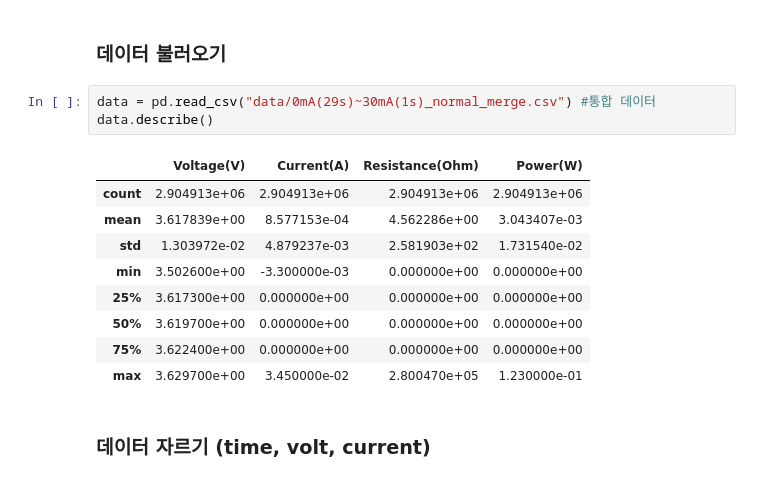
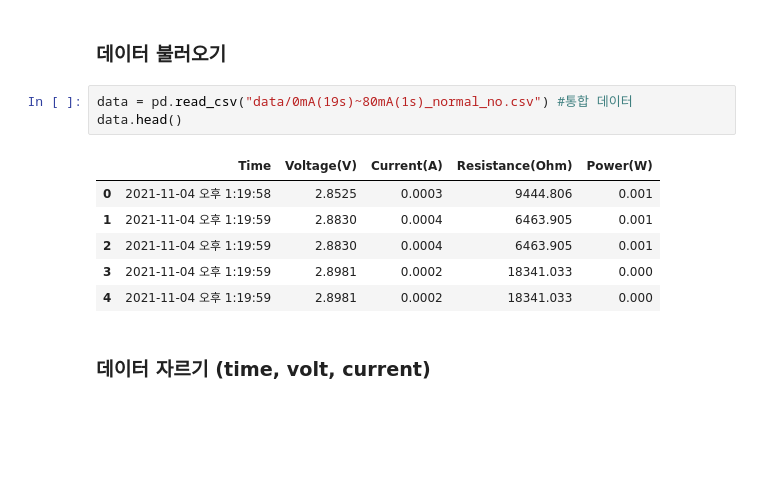
Before and after one commit to minD9it/Battery, a Jupyter notebook: DataAnalysis_NORMAL.ipynb, the cells around one changed output. Drawn from its saved outputs; the diff is of its cells as text; blank space fills up the shorter version.

```diff
--- a/DataAnalysis_NORMAL.ipynb
+++ b/DataAnalysis_NORMAL.ipynb
@@ -10,18 +10,15 @@ from tqdm import tqdm
 # %% [markdown]
 ### 데이터 불러오기
 # %%
-data = pd.read_csv("data/0mA(29s)~30mA(1s)_normal_merge.csv") #통합 데이터
-data.describe()
+data = pd.read_csv("data/0mA(19s)~80mA(1s)_normal_no.csv") #통합 데이터
+data.head()
 # %% [output]
-|  | Voltage(V) | Current(A) | Resistance(Ohm) | Power(W) |
-| count | 2.904913e+06 | 2.904913e+06 | 2.904913e+06 | 2.904913e+06 |
-| mean | 3.617839e+00 | 8.577153e-04 | 4.562286e+00 | 3.043407e-03 |
-| std | 1.303972e-02 | 4.879237e-03 | 2.581903e+02 | 1.731540e-02 |
-| min | 3.502600e+00 | -3.300000e-03 | 0.000000e+00 | 0.000000e+00 |
-| 25% | 3.617300e+00 | 0.000000e+00 | 0.000000e+00 | 0.000000e+00 |
-| 50% | 3.619700e+00 | 0.000000e+00 | 0.000000e+00 | 0.000000e+00 |
-| 75% | 3.622400e+00 | 0.000000e+00 | 0.000000e+00 | 0.000000e+00 |
-| max | 3.629700e+00 | 3.450000e-02 | 2.800470e+05 | 1.230000e-01 |
+|  | Time | Voltage(V) | Current(A) | Resistance(Ohm) | Power(W) |
+| 0 | 2021-11-04 오후 1:19:58 | 2.8525 | 0.0003 | 9444.806 | 0.001 |
+| 1 | 2021-11-04 오후 1:19:59 | 2.8830 | 0.0004 | 6463.905 | 0.001 |
+| 2 | 2021-11-04 오후 1:19:59 | 2.8830 | 0.0004 | 6463.905 | 0.001 |
+| 3 | 2021-11-04 오후 1:19:59 | 2.8981 | 0.0002 | 18341.033 | 0.000 |
+| 4 | 2021-11-04 오후 1:19:59 | 2.8981 | 0.0002 | 18341.033 | 0.000 |
 # %% [markdown]
 ### 데이터 자르기 (time, volt, current)
 # %%
```
Also changed, not shown: parts of 12 cells of this notebook.
